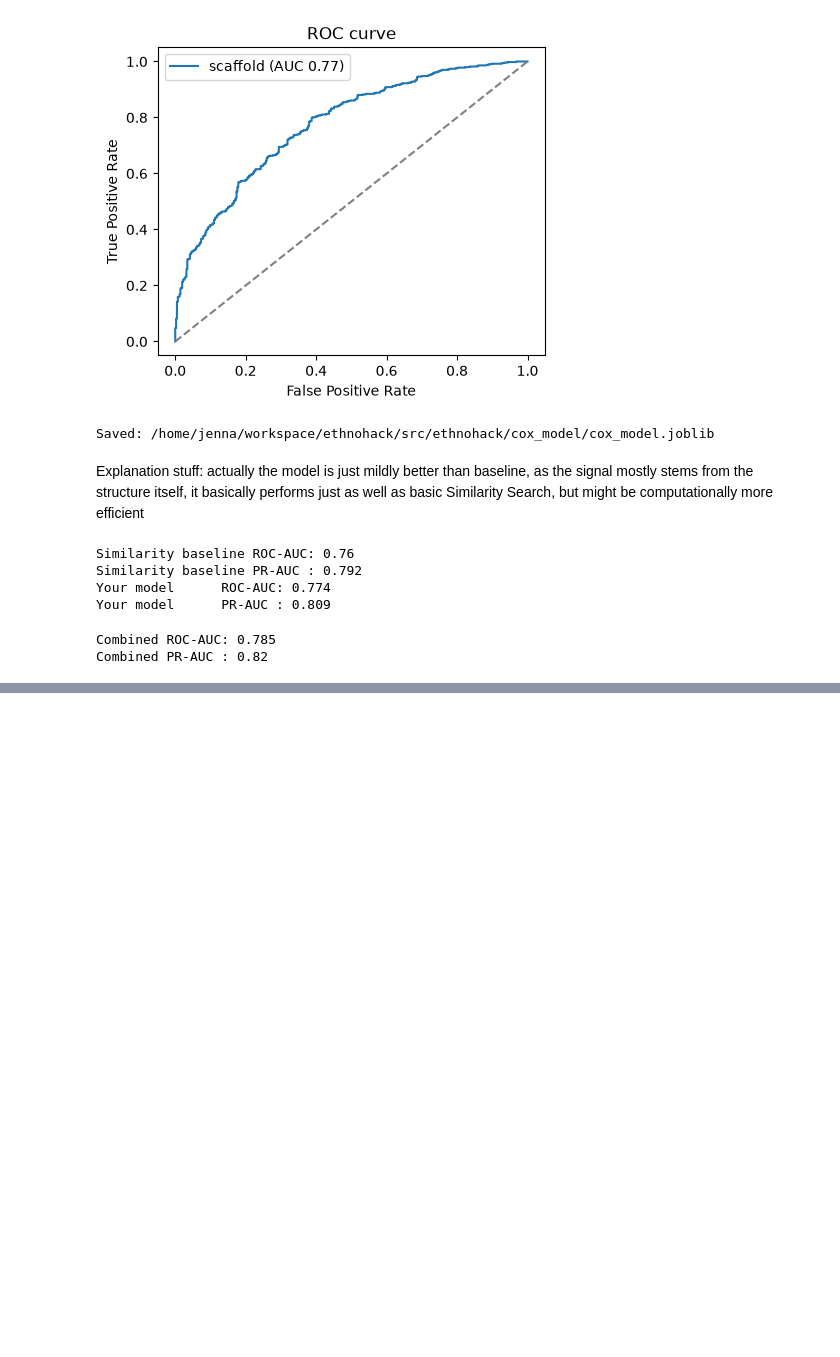
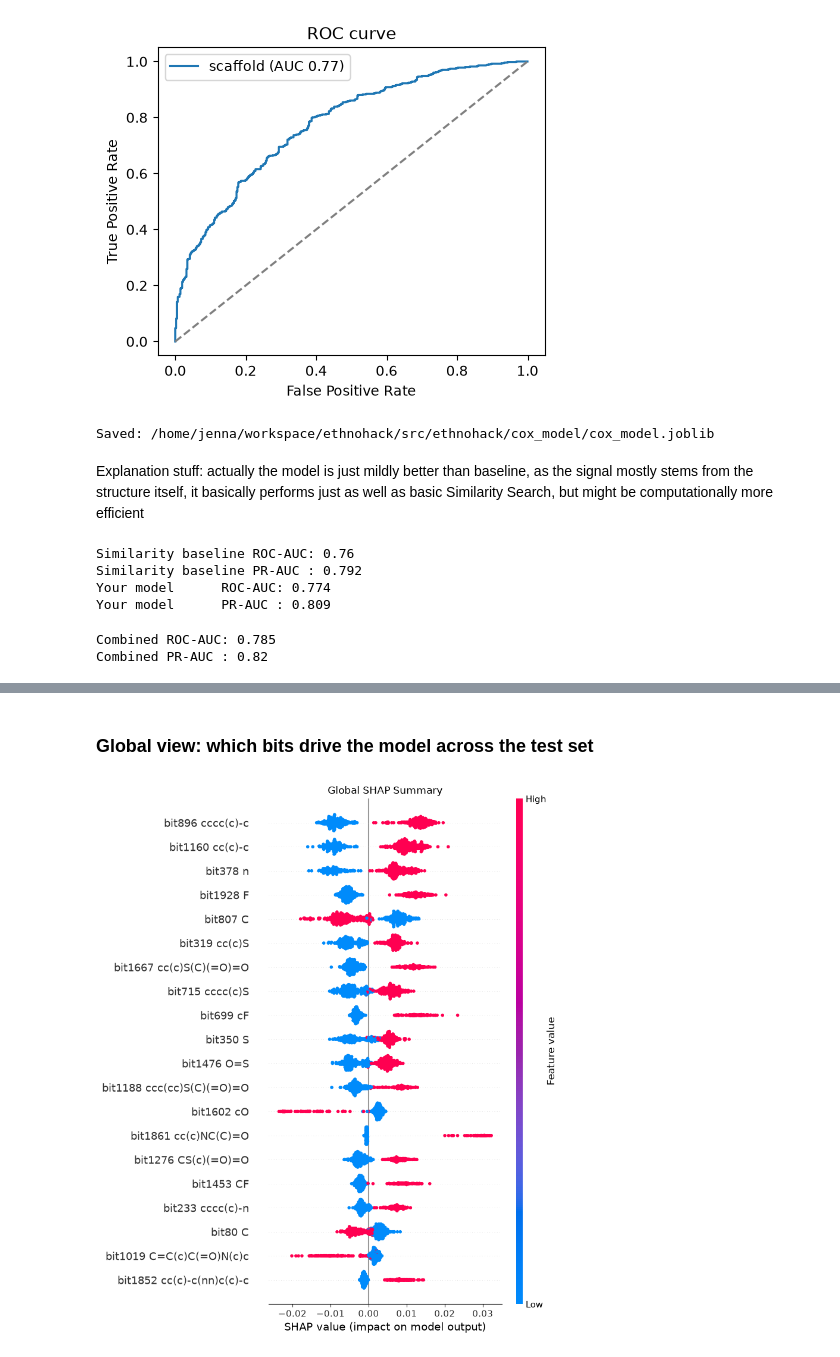
Before and after one commit to jjeffway/ethnohack, a Jupyter notebook: notebooks/cox2_model.ipynb, the cells around one changed output, grey strips where cells are left out. Saved outputs shown, nothing was run; the diff lists cells and outputs as text; code cells hidden in the pictures; blank space fills up the shorter version.

Commit message:
Updated testing notebook with model and explainer functionality, minor changes to model and explainer code

```diff
--- a/notebooks/cox2_model.ipynb
+++ b/notebooks/cox2_model.ipynb
@@ -54,0 +59,14 @@ Combined PR-AUC : 0.82
+# %%
+model = result["model"]
+X_te = cox.featurize(result["test_df"]["smiles"])
+
+# readable names for the 2048 bits (one example substructure per bit) for the SHAP plots
+feature_names = cox.bit_names(result["train_df"]["smiles"])
+# %% [markdown]
+### Global view: which bits drive the model across the test set
+# %%
+# SHAP values for the active class (subsampled for speed)
+shap_matrix, X_shap = xai.global_shap(model, X_te, target_class=1)
+xai.plot_global_shap(shap_matrix, X_shap, feature_names)
+# %% [output]
+[figure, added]
```
Also changed, not shown: parts of 8 cells of this notebook, 4 other files.
